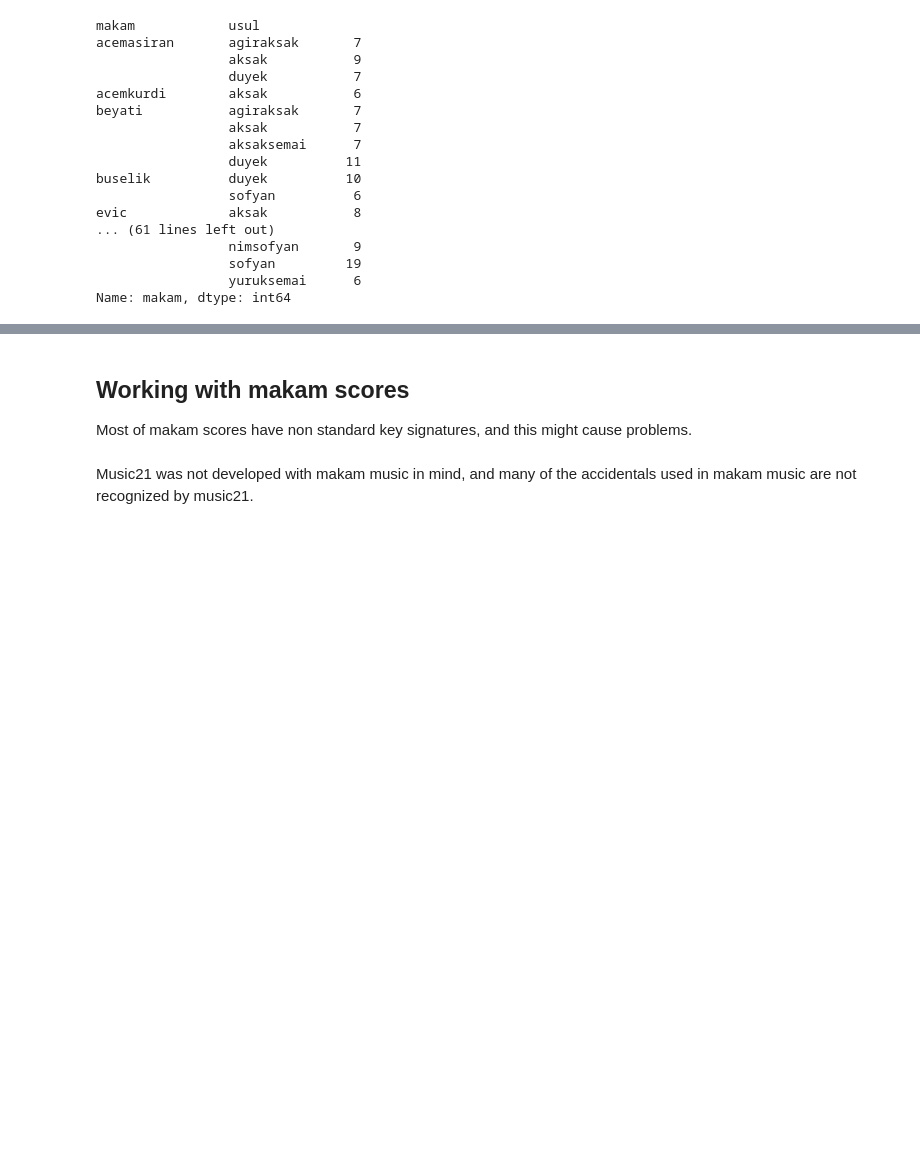
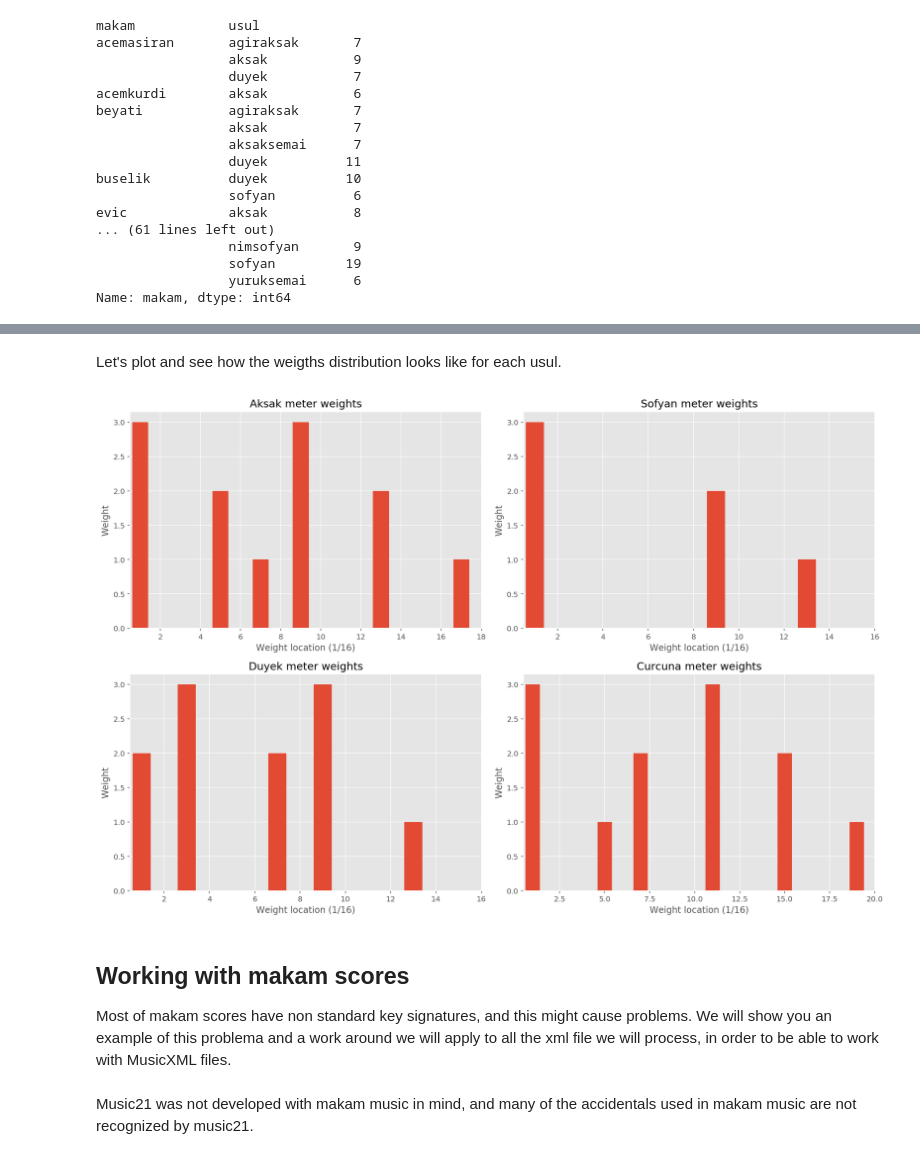
Before and after one commit to RonFrancesca/makam_research, a Jupyter notebook: MeterExploration.ipynb, the cells around one changed output, grey strips where cells are left out. Drawn from its saved outputs; the diff is of its cells as text; code cells hidden in the pictures; blank space fills up the shorter version.

```diff
--- a/MeterExploration.ipynb
+++ b/MeterExploration.ipynb
@@ -223,6 +177,55 @@ plt.show()
+# %% [markdown]
+Let's plot and see how the weigths distribution looks like for each usul.
+# %%
+#plotting weigths for each usul
+plt.style.use('ggplot')
+
+fig, ((ax1, ax2), (ax3, ax4)) = plt.subplots(nrows=2, ncols=2)
+
+fig.set_figheight(10)
+fig.set_figwidth(15)
+
+
+#create plot
+# usul aksak
+ax1.bar(np.arange(1, usul_bins["aksak"]+1, dtype=int), weights["aksak"])
+ax1.set_xlabel("Weight location (1/16)")
+ax1.set_xlim(0.5, usul_bins["aksak"])
+ax1.set_ylabel("Weight")
+ax1.set_title('Aksak meter weights')
+
+#usul sofyan
+ax2.bar(np.arange(1, usul_bins["sofyan"]+1, dtype=int), weights["sofyan"])
+ax2.set_xlabel("Weight location (1/16)")
+ax2.set_xlim(0.5, usul_bins["sofyan"])
+ax2.set_ylabel("Weight")
+ax2.set_title('Sofyan meter weights')
+
+#usul duyek
+ax3.bar(np.arange(1, usul_bins["duyek"]+1, dtype=int), weights["duyek"])
+ax3.set_xlabel("Weight location (1/16)")
+ax3.set_xlim(0.5, usul_bins["duyek"])
+ax3.set_ylabel("Weight")
+ax3.set_title('Duyek meter weights')
+
+#usul curcuna
+ax4.bar(np.arange(1, usul_bins["curcuna"]+1, dtype=int), weights["curcuna"])
+ax4.set_xlabel("Weight location (1/16)")
+ax4.set_xlim(0.5, usul_bins["curcuna"])
+ax4.set_ylabel("Weight")
+ax4.set_title('Curcuna meter weights')
+
+#Create names on the x-axis
+#plt.xticks(y_pos, bars)
+
+#Show graphic
+plt.tight_layout()
+plt.show()
+# %% [output]
+[figure, added]
 # %% [markdown]
 ## Working with makam scores
-Most of makam scores have non standard key signatures, and this might cause problems.
+Most of makam scores have non standard key signatures, and this might cause problems. We will show you an example of this problema and a work around we will apply to all the xml file we will process, in order to be able to work with MusicXML files.
 # %% [markdown]
 Music21 was not developed with makam music in mind, and many of the accidentals used in makam music are not recognized by music21.
 # %%
```
Also changed, not shown: parts of 80 cells of this notebook.
